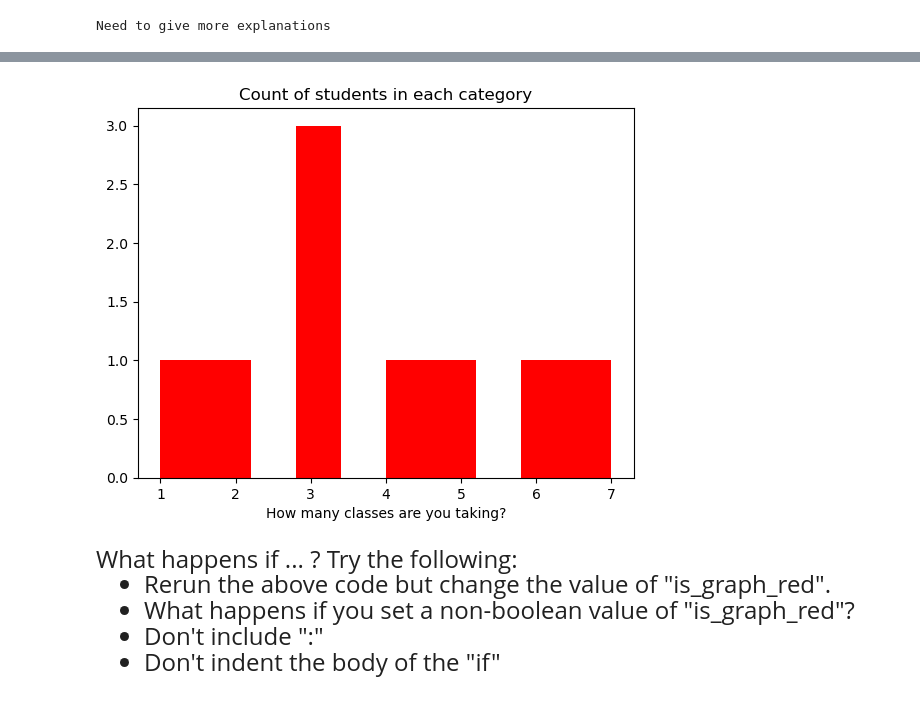
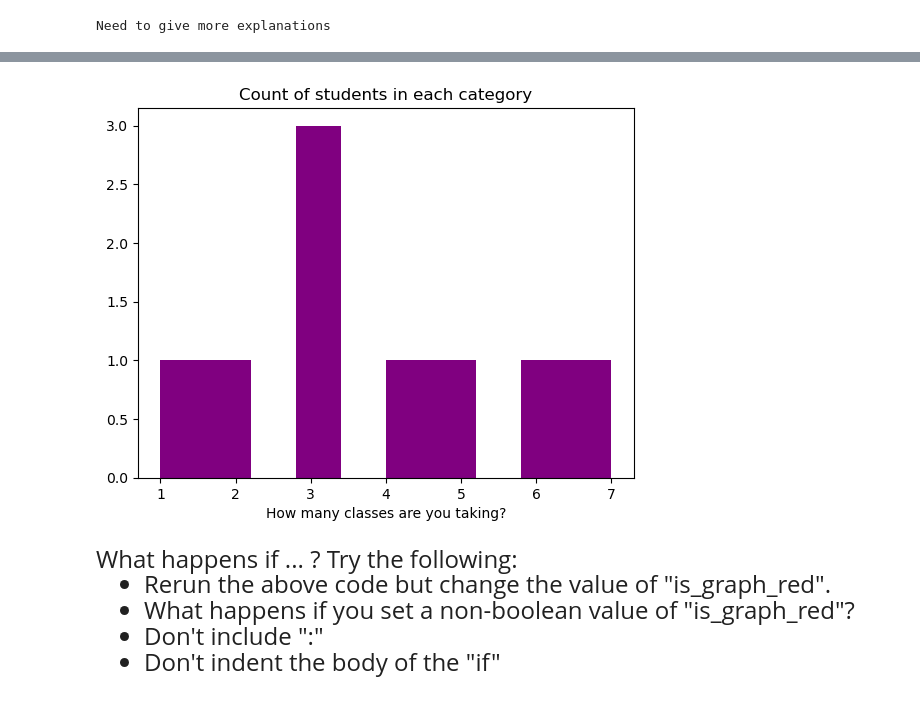
Before and after one commit to Linchuan96727/qtm530fall2024, a Jupyter notebook: Lecture 02/Lecture 2a - Boolean variables and ifelse.ipynb, the cells around one changed output, grey strips where cells are left out. Cells and saved outputs as stored; diff of their text form; code cells hidden in the pictures.

```diff
--- a/Lecture 02/Lecture 2a - Boolean variables and ifelse.ipynb
+++ b/Lecture 02/Lecture 2a - Boolean variables and ifelse.ipynb
@@ -307,35 +318,35 @@ depending on a condition <br>
 # %%
 #------------------------------------------------------------------------------#
 #--------------------------- EXPLANATION OF IF/ELSE SYNTAX --------------------#
 #
 # If/else statements are useful to run different types of commands
 # depending on a user-specified input
 #
 # This code prints a red graph if "is_red_graph" is set to "True"
 # and outputs a purple graph otherwise.
 #
 # Notation: You can use the prefix "is_" to denote boleean variables
 #
 # VIEWING OUTPUT:
 # You can guarantee that the graph appears with plt.show()
 #------------------------------------------------------------------------------#
 
 
-is_graph_red     = True
+is_graph_red     = False
 how_many_classes = np.array([7,1,2,3,3,3,4,5,6])
 
 if is_graph_red:
     plt.hist(x = how_many_classes, color="red")
     plt.title("Count of students in each category")
     plt.xlabel("How many classes are you taking?")
     plt.show()
 else:
     plt.hist(x = how_many_classes, color="purple")
     plt.title("Count of students in each category")
     plt.xlabel("How many classes are you taking?")
     plt.show()
 # %% [output]
-[figure, old version]
+[figure, new version]
 # %% [markdown]
 <font size = "5">
 What happens if ... ? Try the following:
```
Also changed, not shown: parts of 7 cells of this notebook, 6 other files.
